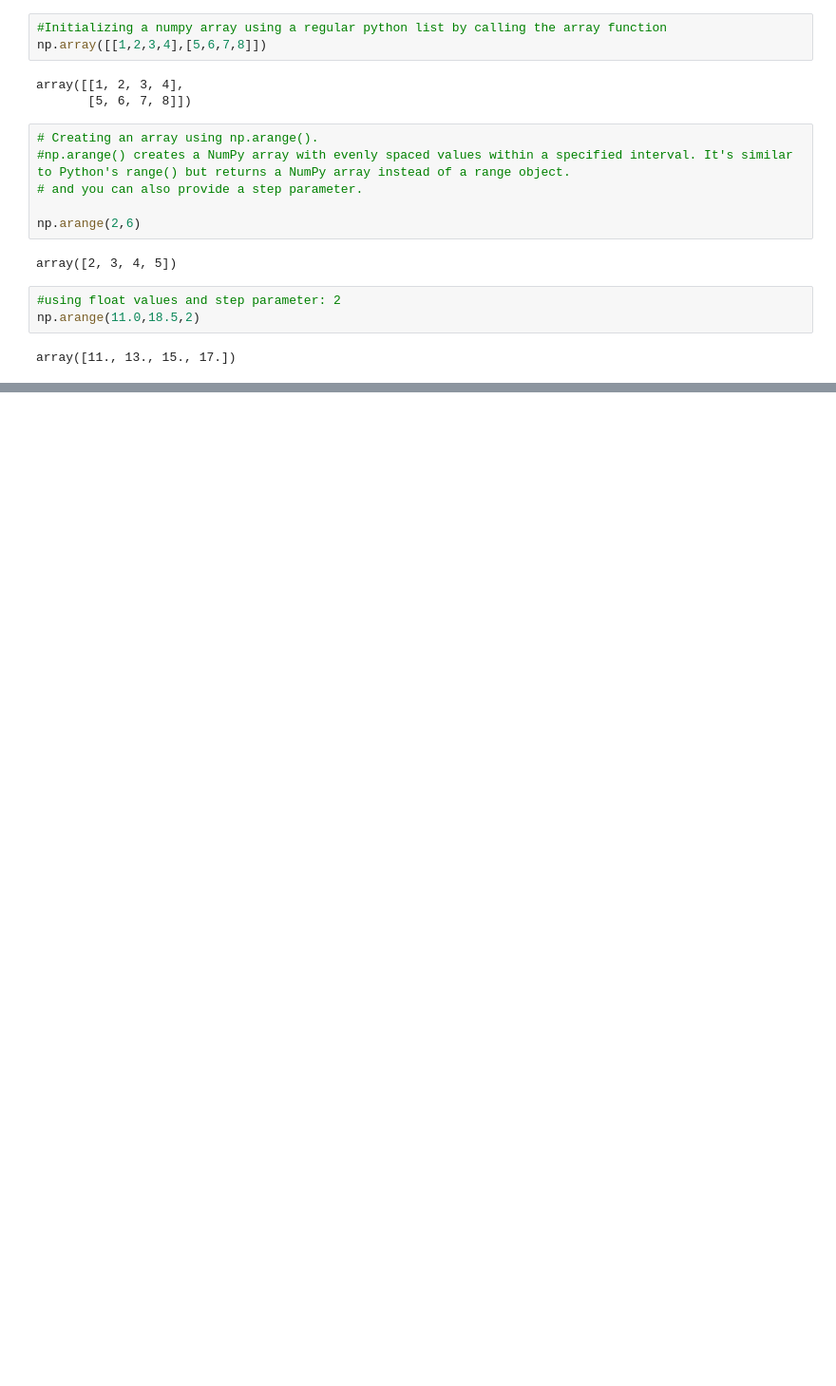
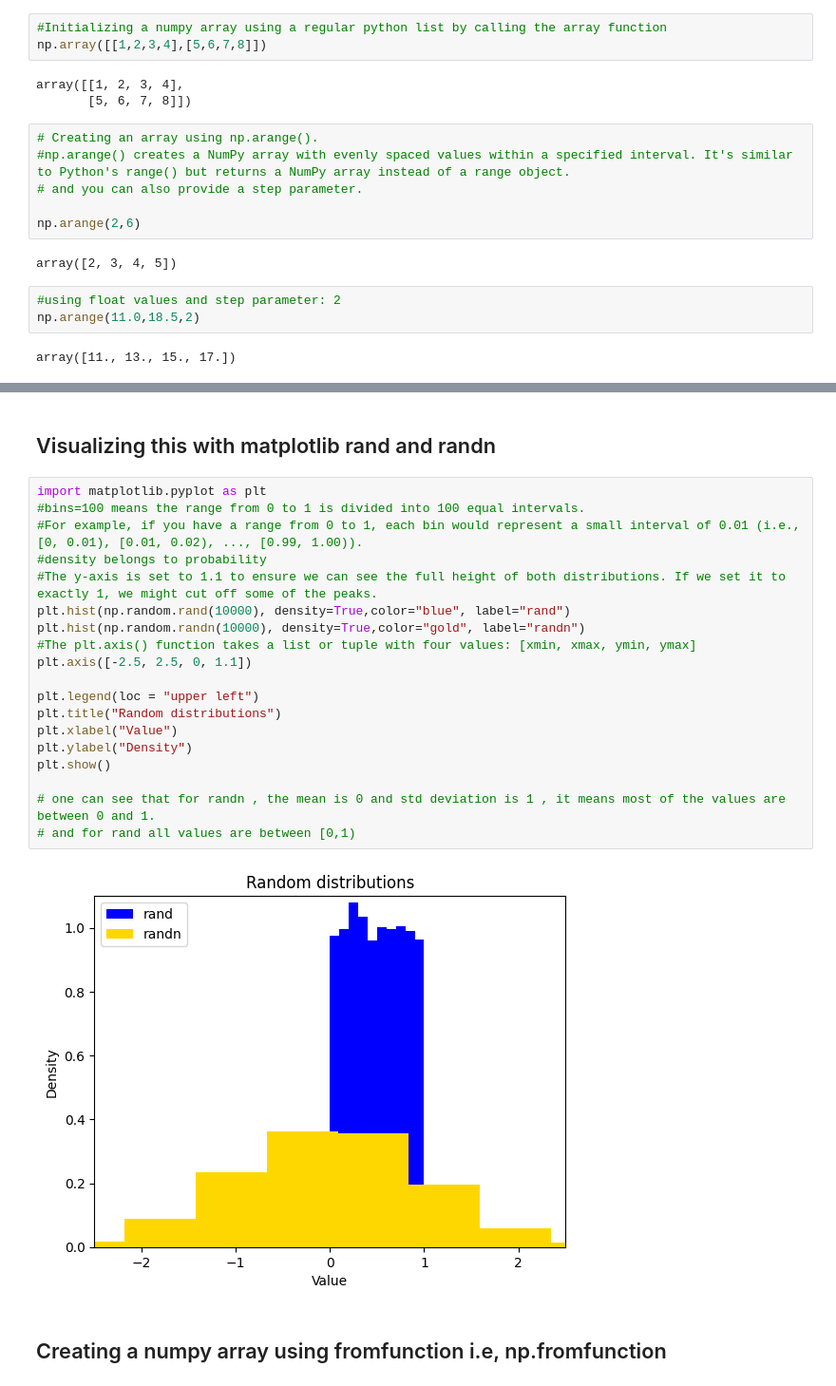
Before and after one commit to Gaurav560/NumpyCore, a Jupyter notebook: notebooks/Creating_Arrays.ipynb, the cells around one changed output, grey strips where cells are left out. Shown at 95% size. Drawn from its saved outputs; the diff is of its cells as text; blank space fills up the shorter version.

```diff
--- a/notebooks/Creating_Arrays.ipynb
+++ b/notebooks/Creating_Arrays.ipynb
@@ -129,0 +208,25 @@ array([11., 13., 15., 17.])
+# %% [markdown]
+## Visualizing this with matplotlib rand and randn
+# %%
+import matplotlib.pyplot as plt
+#bins=100 means the range from 0 to 1 is divided into 100 equal intervals.
+#For example, if you have a range from 0 to 1, each bin would represent a small interval of 0.01 (i.e., [0, 0.01), [0.01, 0.02), ..., [0.99, 1.00)).
+#density belongs to probability
+#The y-axis is set to 1.1 to ensure we can see the full height of both distributions. If we set it to exactly 1, we might cut off some of the peaks.
+plt.hist(np.random.rand(10000), density=True,color="blue", label="rand")
+plt.hist(np.random.randn(10000), density=True,color="gold", label="randn")
+#The plt.axis() function takes a list or tuple with four values: [xmin, xmax, ymin, ymax]
+plt.axis([-2.5, 2.5, 0, 1.1])
+
+plt.legend(loc = "upper left")
+plt.title("Random distributions")
+plt.xlabel("Value")
+plt.ylabel("Density")
+plt.show()
+
+# one can see that for randn , the mean is 0 and std deviation is 1 , it means most of the values are between 0 and 1.
+# and for rand all values are between [0,1)
+# %% [output]
+[figure, added]
+# %% [markdown]
+## Creating a  numpy array using fromfunction i.e, np.fromfunction
```
Also changed, not shown: parts of 12 cells of this notebook, 1 other file.
